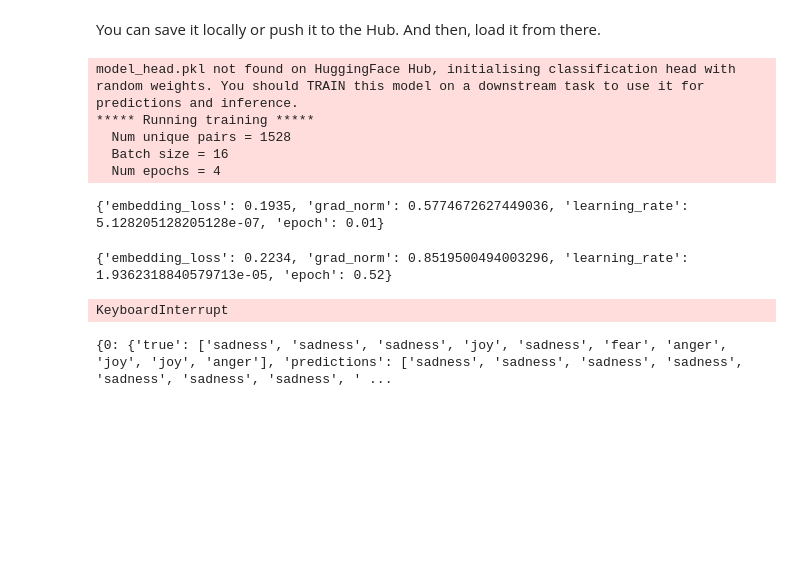
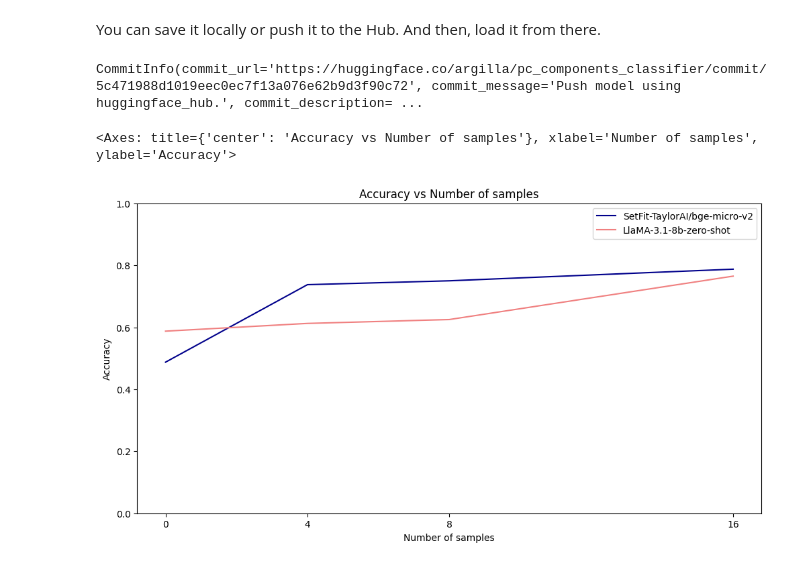
Before and after one commit to argilla-io/argilla-cookbook, a Jupyter notebook: argilla_labeller_with_setfit.ipynb, the cells around one changed output. Saved outputs shown, nothing was run; the diff lists cells and outputs as text; code cells hidden in the pictures; blank space fills up the shorter version.

Commit message:
update training notebook

```diff
--- a/argilla_labeller_with_setfit.ipynb
+++ b/argilla_labeller_with_setfit.ipynb
@@ -208 +279,4 @@ zero_ds = get_templated_dataset(
+# %%
+train_dataset = train_dataset.rename_column("sentiment", "label")
+test_dataset = test_dataset.rename_column("sentiment", "label")
 # %%
@@ -234,7 +318,7 @@ def train_model(model_name, train_dataset, eval_dataset):
 Let's train the model. We will use `TaylorAI/bge-micro-v2`, available in the [Hugging Face Hub](https://huggingface.co/TaylorAI/bge-micro-v2).
 # %%
 model, results = train_model(
-    model_name="TaylorAI/bge-micro-v2", train_dataset=zero_ds, eval_dataset=test_dataset
+    model_name="TaylorAI/bge-micro-v2", eval_dataset=test_dataset
 )
 # %% [output]
 model_head.pkl not found on HuggingFace Hub, initialising classification head with random weights. You should TRAIN this model on a downstream task to use it for predictions and inference.
@@ -272,39 +341,52 @@ results
 # %% [markdown]
 You can save it locally or push it to the Hub. And then, load it from there.
 # %%
-# results_scores = {}
+results_scores = {}
 
-for n_samples in [8, 16, 32]:
+for n_samples in [0, 4, 8, 16]:
 
-    train_dataset = sample_dataset(
-        train_dataset, label_column="label", num_samples=n_samples
+    _train_dataset = sample_dataset(
+        dataset=train_dataset, label_column="label", num_samples=n_samples
     )
+    print(f"Results for {n_samples} samples:")
     model, results = train_model(
         model_name="TaylorAI/bge-micro-v2",
-        train_dataset=train_dataset,
+        train_dataset=_train_dataset,
         eval_dataset=test_dataset,
     )
-    print(f"Results for {n_samples} samples:")
-    print(results)
     results_scores[n_samples] = results
-# %% [output]
-model_head.pkl not found on HuggingFace Hub, initialising classification head with random weights. You should TRAIN this model on a downstream task to use it for predictions and inference.
-***** Running training *****
-  Num unique pairs = 1528
-  Batch size = 16
-  Num epochs = 4
-{'embedding_loss': 0.1935, 'grad_norm': 0.5774672627449036, 'learning_rate': 5.128205128205128e-07, 'epoch': 0.01}
-{'embedding_loss': 0.2234, 'grad_norm': 0.8519500494003296, 'learning_rate': 1.9362318840579713e-05, 'epoch': 0.52}
-KeyboardInterrupt
 # %%
 # Save and load locally
 # model.save_pretrained("text_classification_model")
 # model = SetFitModel.from_pretrained("text_classification_model")
 
 # Push and load in HF
-# model.push_to_hub("[username]/text_classification_model")
-# model = SetFitModel.from_pretrained("[username]/text_classification_model")
+
+model.push_to_hub(repo_id="argilla/pc_components_classifier")
+# %% [output]
+CommitInfo(commit_url='https://huggingface.co/argilla/pc_components_classifier/commit/5c471988d1019eec0ec7f13a076e62b9d3f90c72', commit_message='Push model using huggingface_hub.', commit_description= ...
-# %%
-print(results_scores)
-# %% [output]
-{0: {'true': ['sadness', 'sadness', 'sadness', 'joy', 'sadness', 'fear', 'anger', 'joy', 'joy', 'anger'], 'predictions': ['sadness', 'sadness', 'sadness', 'sadness', 'sadness', 'sadness', 'sadness', ' ...
+# %%
+import pandas as pd
+
+df = pd.DataFrame(results_scores).T
+
+df = df.rename(columns={"accuracy": "SetFit-TaylorAI/bge-micro-v2"})
+
+
+df.at[0, "LlaMA-3.1-8b-zero-shot"] = 0.5875
+df.at[4, "LlaMA-3.1-8b-zero-shot"] = 0.6125
+df.at[8, "LlaMA-3.1-8b-zero-shot"] = 0.625
+df.at[16, "LlaMA-3.1-8b-zero-shot"] = 0.765
+# %%
+df.plot(
+    xlabel="Number of samples",
+    ylabel="Accuracy",
+    title="Accuracy vs Number of samples",
+    xticks=[0, 4, 8, 16],
+    yticks=[0.0, 0.2, 0.4, 0.6, 0.8, 1.0],
+    color=["darkblue", "lightcoral"],
+    figsize=(12, 6),
+)
+# %% [output]
+<Axes: title={'center': 'Accuracy vs Number of samples'}, xlabel='Number of samples', ylabel='Accuracy'>
+[figure, added]
```
Also changed, not shown: parts of 20 cells of this notebook.
